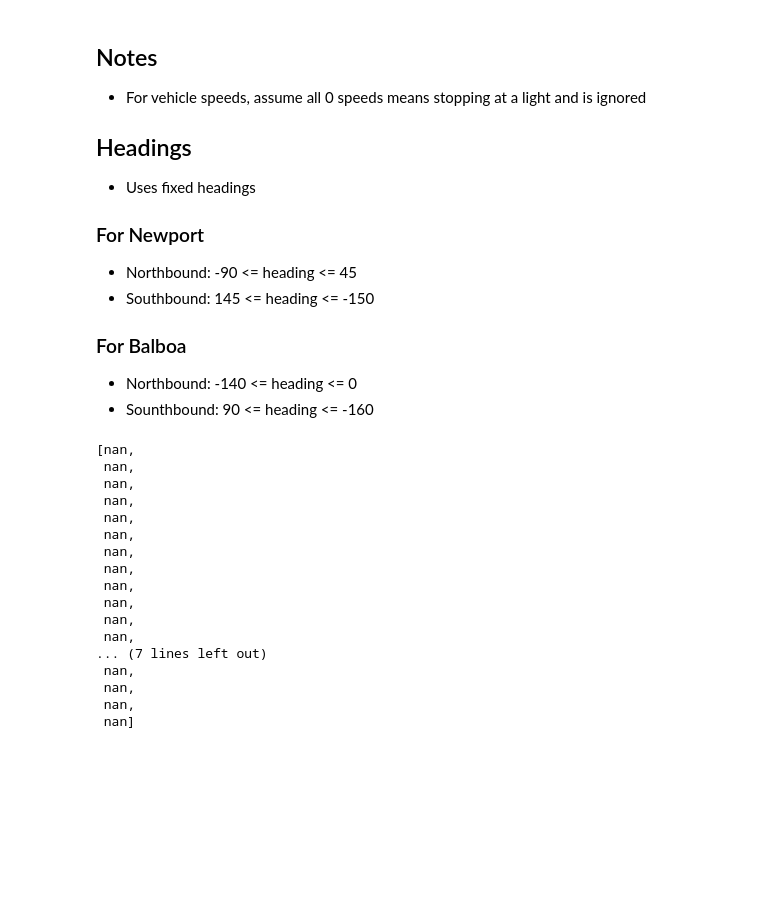
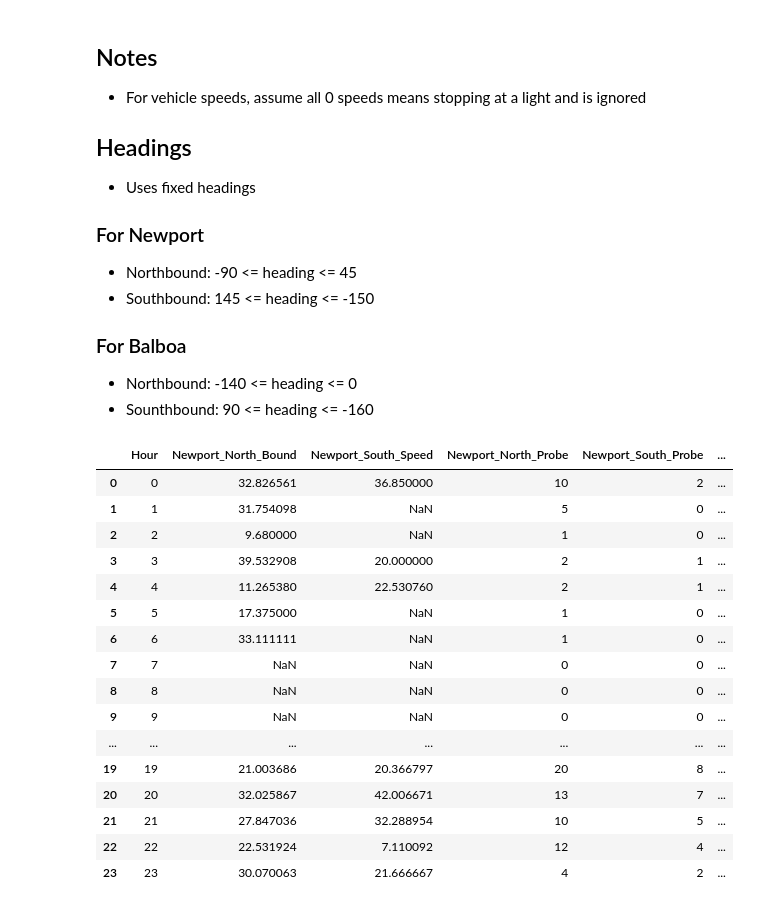
Before and after one commit to ZiningW/263-295-Project, a Jupyter notebook: Visualization_Newport.ipynb, the cells around one changed output. Saved outputs shown, nothing was run; the diff lists cells and outputs as text; code cells hidden in the pictures; blank space fills up the shorter version.

Commit message:
updated heading information

```diff
--- a/Visualization_Newport.ipynb
+++ b/Visualization_Newport.ipynb
@@ -230,4 +212,0 @@ balboa_df.loc[balboa_df['HOUR']==0]
-# %%
-head_df = balboa_df.loc[(balboa_df['HOUR']==0) & \
-                        ((balboa_df['HEADING_FIXED'] >= -90) | \
-                         (balboa_df['HEADING_FIXED'] <= 45))][['PROBE_ID','SPEED','HEADING_FIXED','HOUR']]
@@ -280,10 +239,10 @@ def get_heading_info(df, lower_head, upper_head):
     head_speed = []
     head_unique_probe = []
 
-    for i in range(23):
+    for i in range(24):
         head_df = df.loc[(df['HOUR']==i) & \
-                         (df['HEADING_FIXED'] >= lower_head) & \
-                         (df['HEADING_FIXED'] <= upper_head)][['PROBE_ID','SPEED']]
+                         ((df['HEADING_FIXED'] >= lower_head) | \
+                         (df['HEADING_FIXED'] <= upper_head))][['PROBE_ID','SPEED']]
 
         head_unique_probe.append(len(list(set(head_df['PROBE_ID']))))
         head_df[head_df['SPEED'] != 0]
@@ -291,6 +250,7 @@ def get_heading_info(df, lower_head, upper_head):
 
     return head_speed, head_unique_probe
 # %%
+#Balboa
 bal_north_limits = [-90,45]
 bal_south_limits = [145,-150]
 balboa_north_speed, balboa_north_unique = get_heading_info(balboa_df,\
@@ -299,23 +259,44 @@ balboa_north_speed, balboa_north_unique = get_heading_info(balboa_df,\
 balboa_south_speed, balboa_south_unique = get_heading_info(balboa_df,\
                                                            bal_south_limits[0],\
                                                            bal_south_limits[1])
+
+# Newport
+newport_north_limits = [-140,0]
+newport_south_limits = [90,-160]
+newport_north_speed, newport_north_unique = get_heading_info(newport_df,\
+                                                             newport_north_limits[0],\
+                                                             newport_north_limits[1])
+newport_south_speed, newport_south_unique = get_heading_info(newport_df,\
+                                                             newport_south_limits[0],\
+                                                             newport_south_limits[1])
-# %%
-balboa_south_speed
-# %% [output]
-[nan,
- nan,
- nan,
- nan,
- nan,
- nan,
- nan,
- nan,
- nan,
- nan,
- nan,
- nan,
-... (7 lines left out)
- nan,
- nan,
- nan,
- nan]
+# %%
+# Create a dataframe of road information per hour
+road_info_df = pd.DataFrame({'Hour':range(0,24),\
+                'Newport_North_Bound':newport_north_speed,\
+                'Newport_South_Speed':newport_south_speed,\
+                'Newport_North_Probe':newport_north_unique,\
+                'Newport_South_Probe':newport_south_unique,\
+                'Balboa_North_Bound':balboa_north_speed,\
+                'Balboa_South_Speed':balboa_south_speed,\
+                'Balboa_North_Probe':balboa_north_unique,\
+                'Balboa_South_Probe':balboa_south_unique})
+# %%
+road_info_df
+# %% [output]
+|  | Hour | Newport_North_Bound | Newport_South_Speed | Newport_North_Probe | Newport_South_Probe | ... |
+| 0 | 0 | 32.826561 | 36.850000 | 10 | 2 | ... |
+| 1 | 1 | 31.754098 | NaN | 5 | 0 | ... |
+| 2 | 2 | 9.680000 | NaN | 1 | 0 | ... |
+| 3 | 3 | 39.532908 | 20.000000 | 2 | 1 | ... |
+| 4 | 4 | 11.265380 | 22.530760 | 2 | 1 | ... |
+| 5 | 5 | 17.375000 | NaN | 1 | 0 | ... |
+| 6 | 6 | 33.111111 | NaN | 1 | 0 | ... |
+| 7 | 7 | NaN | NaN | 0 | 0 | ... |
+| 8 | 8 | NaN | NaN | 0 | 0 | ... |
+| 9 | 9 | NaN | NaN | 0 | 0 | ... |
+| ... | ... | ... | ... | ... | ... | ... |
+| 19 | 19 | 21.003686 | 20.366797 | 20 | 8 | ... |
+| 20 | 20 | 32.025867 | 42.006671 | 13 | 7 | ... |
+| 21 | 21 | 27.847036 | 32.288954 | 10 | 5 | ... |
+| 22 | 22 | 22.531924 | 7.110092 | 12 | 4 | ... |
+| 23 | 23 | 30.070063 | 21.666667 | 4 | 2 | ... |
```
Also changed, not shown: parts of 5 cells of this notebook.
